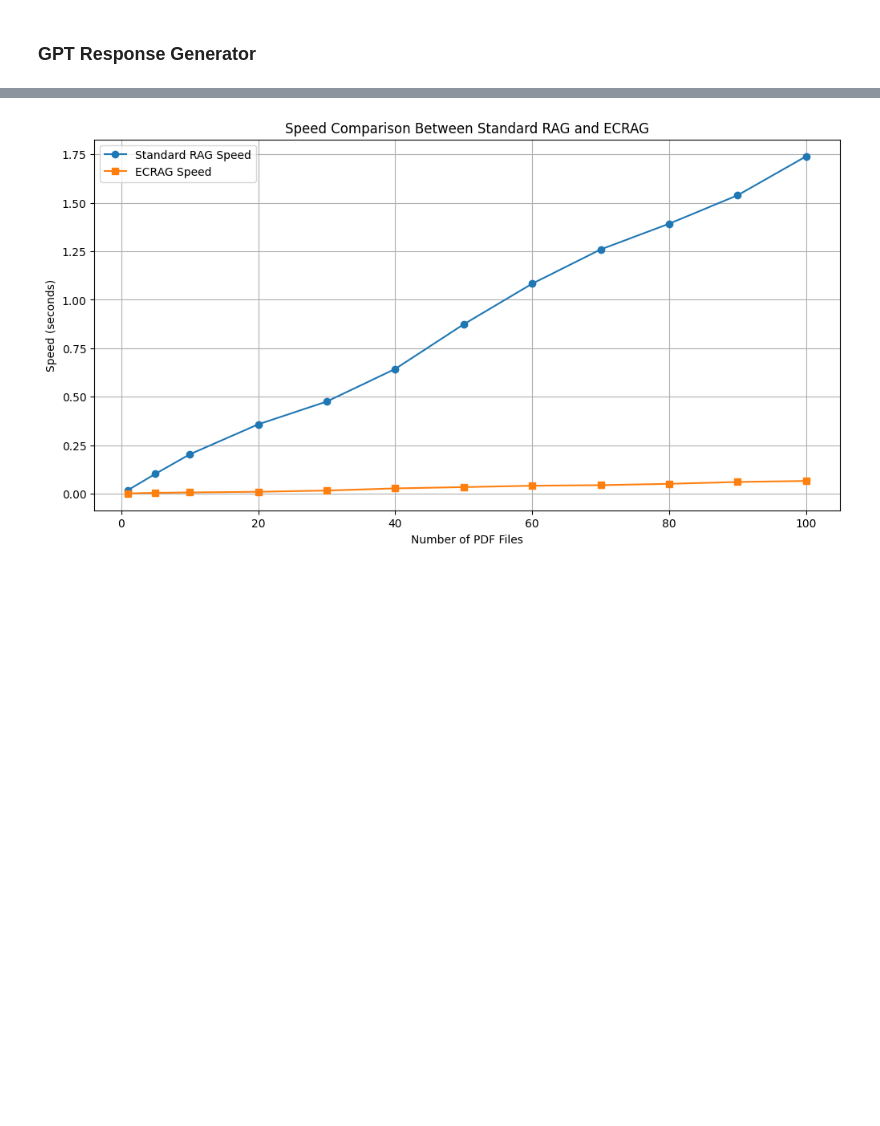
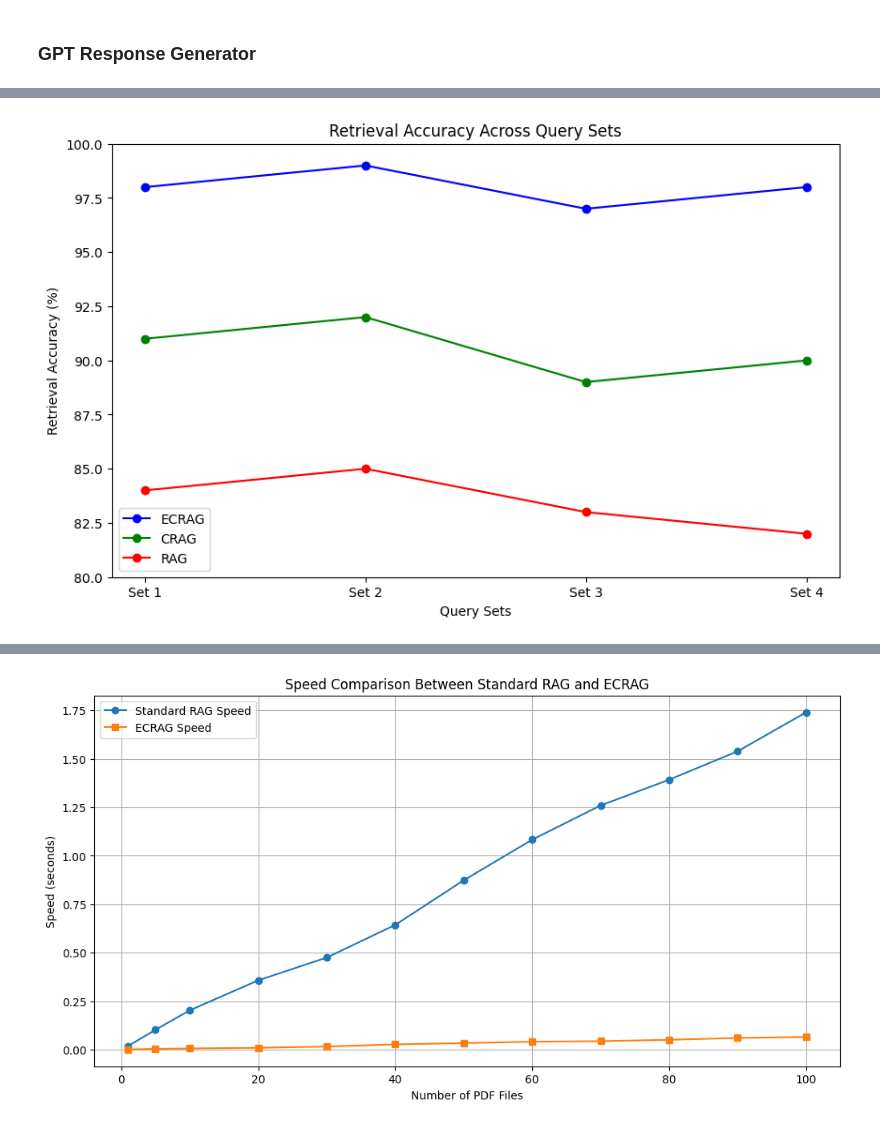
Before and after one commit to BobGanti/ColabNotebooks, a Jupyter notebook: ECRAG.ipynb, the cells around one changed output, grey strips where cells are left out. Saved outputs shown, nothing was run; the diff lists cells and outputs as text; code cells hidden in the pictures; blank space fills up the shorter version.

```diff
--- a/ECRAG.ipynb
+++ b/ECRAG.ipynb
@@ -972,0 +1105,24 @@ print()
+# %%
+import matplotlib.pyplot as plt
+
+# Data for different sets of queries
+query_sets = ['Set 1', 'Set 2', 'Set 3', 'Set 4']
+ecrag_accuracy = [98, 99, 97, 98]
+crag_accuracy = [91, 92, 89, 90]
+rag_accuracy = [84, 85, 83, 82]
+
+# Plotting the line chart
+plt.figure(figsize=(10, 6))
+plt.plot(query_sets, ecrag_accuracy, marker='o', linestyle='-', label='ECRAG', color='blue')
+plt.plot(query_sets, crag_accuracy, marker='o', linestyle='-', label='CRAG', color='green')
+plt.plot(query_sets, rag_accuracy, marker='o', linestyle='-', label='RAG', color='red')
+plt.title('Retrieval Accuracy Across Query Sets')
+plt.xlabel('Query Sets')
+plt.ylabel('Retrieval Accuracy (%)')
+plt.legend()
+plt.ylim(80, 100)
+
+# Display the chart
+plt.show()
+# %% [output]
+[figure, added]
```
Also changed, not shown: parts of 53 cells of this notebook.
